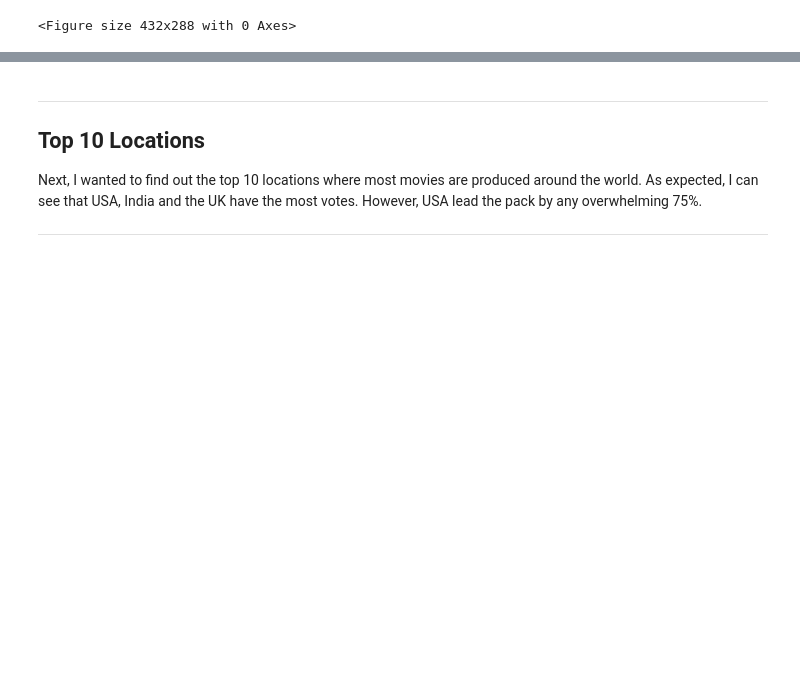
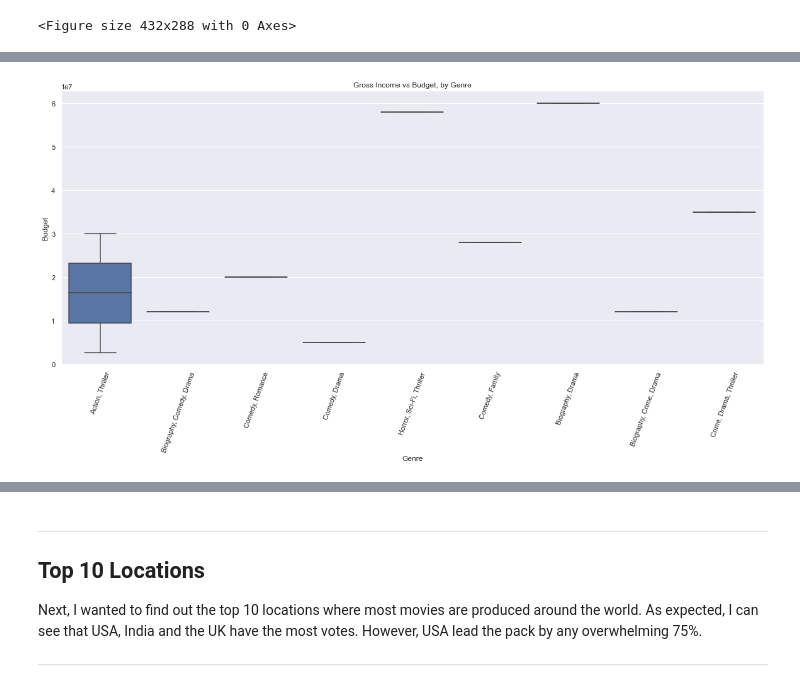
Before and after one commit to lookupkim/110920-pt-project-template, a Jupyter notebook: MMA.ipynb, the cells around one changed output, grey strips where cells are left out. Saved outputs shown, nothing was run; the diff lists cells and outputs as text; code cells hidden in the pictures; blank space fills up the shorter version.

```diff
--- a/MMA.ipynb
+++ b/MMA.ipynb
@@ -868,0 +175,16 @@ df_reviews2010_xx.iloc[:10]
+# %%
+df_reviews2010 = movies_ratings[movies_ratings.year >= 2010]
+df_reviews2010 = df_reviews2010[df_reviews2010.year < 2020] #excludes 2020
+df_reviews2010['budget'] = df_reviews2010['budget'].str.split(' ', expand = True)[1]
+df_reviews2010.dropna(inplace=True)
+df_reviews2010 = df_reviews2010.rename(columns={'males_allages_votes':'males_total_votes','females_allages_votes':'females_total_votes',
+                                                    'males_45age_votes':'males_generation_x_votes','females_45age_votes':'females_generation_x_votes',
+                                                   'males_30age_votes':'males_millennials_votes','males_30age_votes':'males_millennials_votes',
+                                                   'females_30age_votes':'females_millennials_votes','males_18age_votes':'males_generation_z_votes',
+                                                   'females_18age_votes':'females_generation_z_votes'})
+df_reviews2010 = df_reviews2010[['genre','budget','worlwide_gross_income','year','males_total_votes','females_total_votes','males_generation_x_votes','females_generation_x_votes',
+                                     'males_millennials_votes','females_millennials_votes','males_generation_z_votes',
+                                     'females_generation_z_votes']].groupby(['worlwide_gross_income','budget','genre']).sum().reset_index()
+
+df_reviews2010 = df_reviews2010.iloc[:10]
+df_reviews2010
@@ -868,0 +203,3 @@ df_reviews2010_xx.iloc[:10]
+# %%
+df_reviews2010 = pd.DataFrame(df_reviews2010)
+print (df_reviews2010.dtypes)
@@ -868,0 +220,14 @@ df_reviews2010_xx.iloc[:10]
+# %%
+df_reviews2010['budget'] = df_reviews2010.budget.astype('int')
+# %%
+plt.figure(figsize=(20,8))
+
+sns.boxplot(x="genre", y="budget", data=df_reviews2010)
+plt.xticks(rotation= 70)
+
+plt.title('Gross Income vs Budget, by Genre');
+plt.ylabel('Budget')
+plt.xlabel('Genre')
+plt.show()
+# %% [output]
+[figure, added]
```
Also changed, not shown: parts of 63 cells of this notebook, 23 other files.
